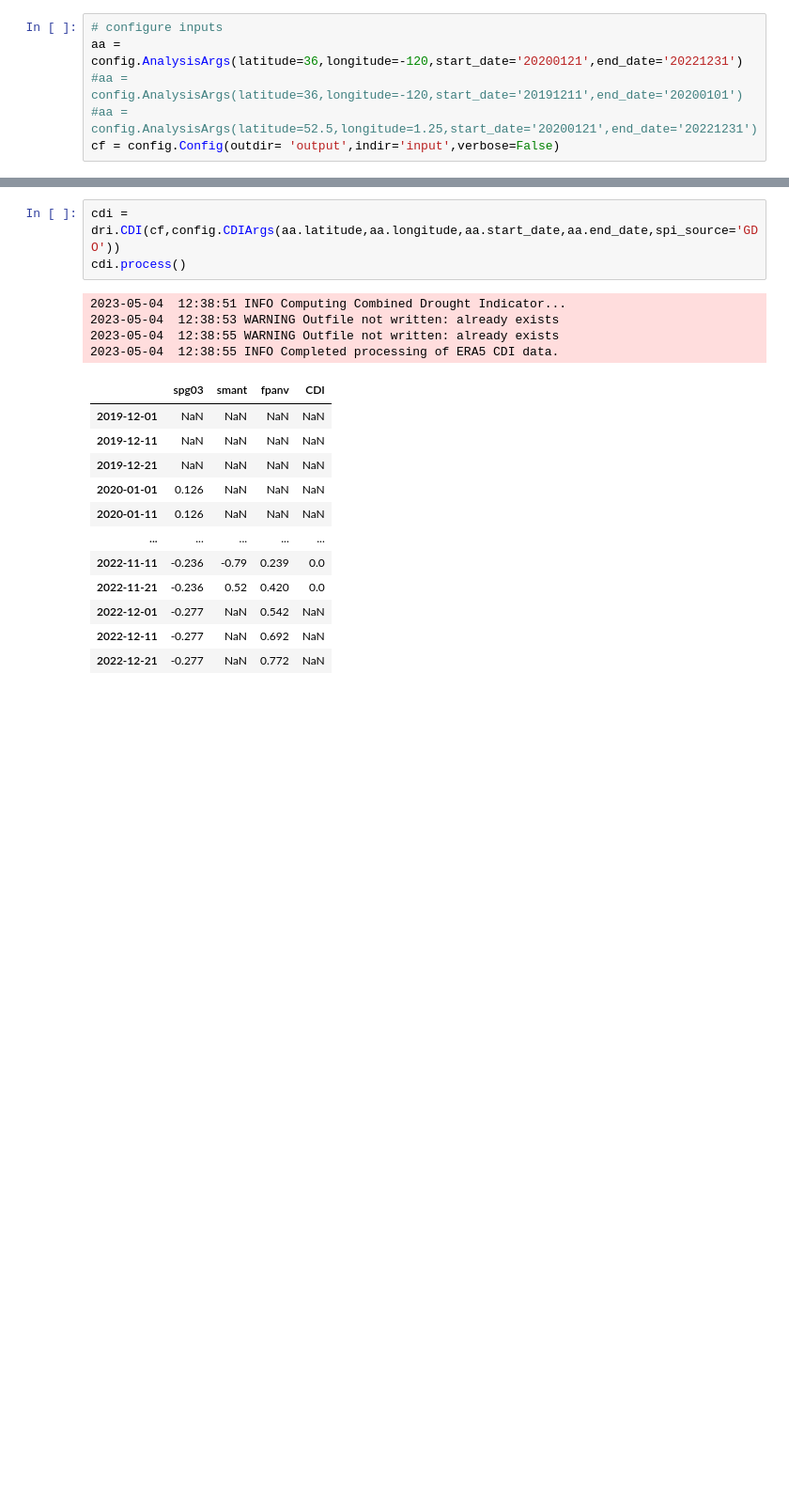
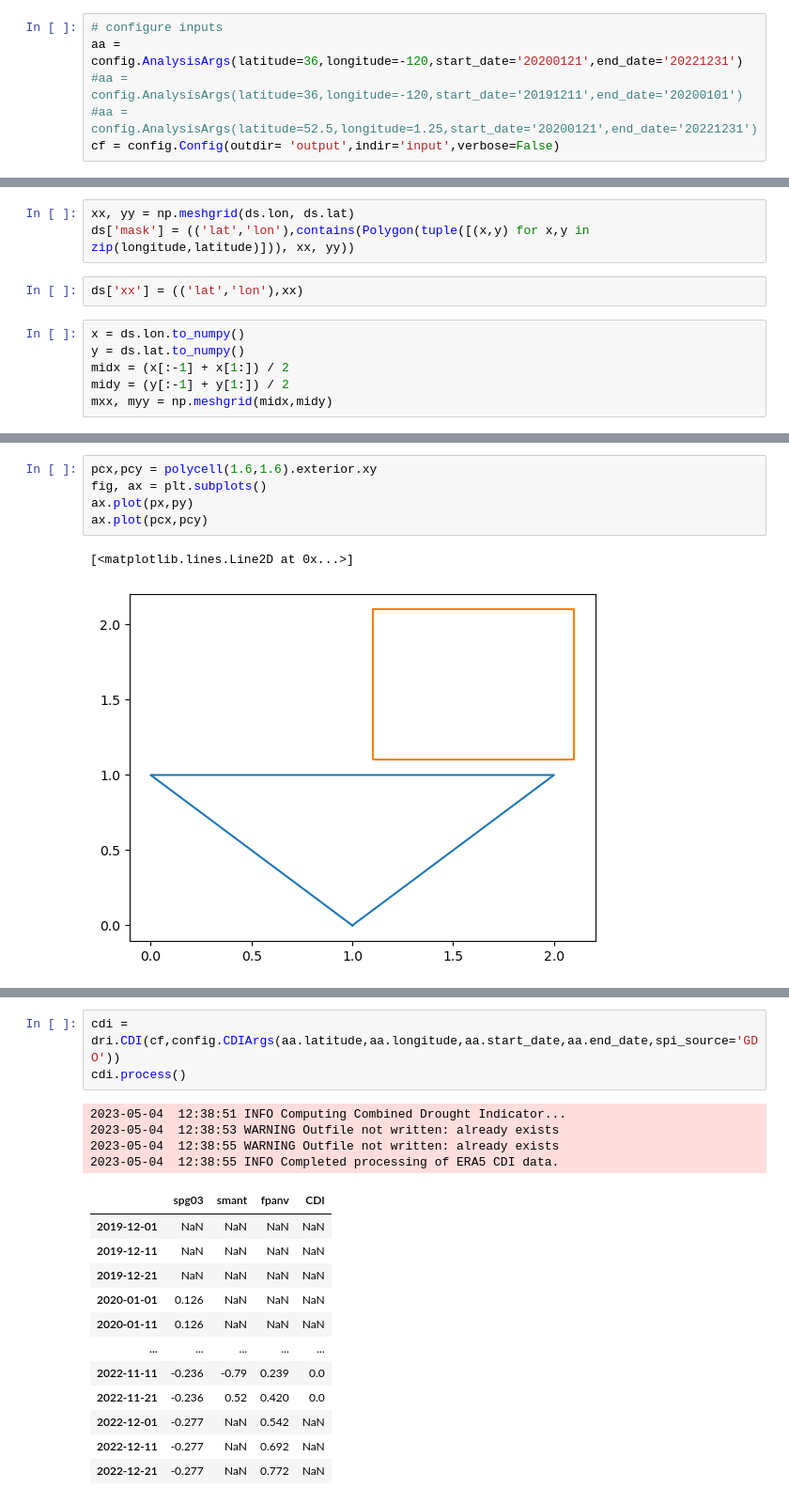
Before and after one commit to pixalytics-ltd/Climate-drought, a Jupyter notebook: test_cdi.ipynb, the cells around one changed output, grey strips where cells are left out. Shown at 94% size. Saved outputs shown, nothing was run; the diff lists cells and outputs as text; blank space fills up the shorter version.

```diff
--- a/test_cdi.ipynb
+++ b/test_cdi.ipynb
@@ -25,0 +136,11 @@ cf = config.Config(outdir= 'output',indir='input',verbose=False)
+# %%
+xx, yy = np.meshgrid(ds.lon, ds.lat)
+ds['mask'] = (('lat','lon'),contains(Polygon(tuple([(x,y) for x,y in zip(longitude,latitude)])), xx, yy))
+# %%
+ds['xx'] = (('lat','lon'),xx)
+# %%
+x = ds.lon.to_numpy()
+y = ds.lat.to_numpy()
+midx = (x[:-1] + x[1:]) / 2
+midy = (y[:-1] + y[1:]) / 2
+mxx, myy = np.meshgrid(midx,midy)
@@ -25,0 +178,8 @@ cf = config.Config(outdir= 'output',indir='input',verbose=False)
+# %%
+pcx,pcy = polycell(1.6,1.6).exterior.xy
+fig, ax = plt.subplots()
+ax.plot(px,py)
+ax.plot(pcx,pcy)
+# %% [output]
+[<matplotlib.lines.Line2D at 0x...>]
+[figure, added]
```
Also changed, not shown: parts of 36 cells of this notebook, 3 other files.
